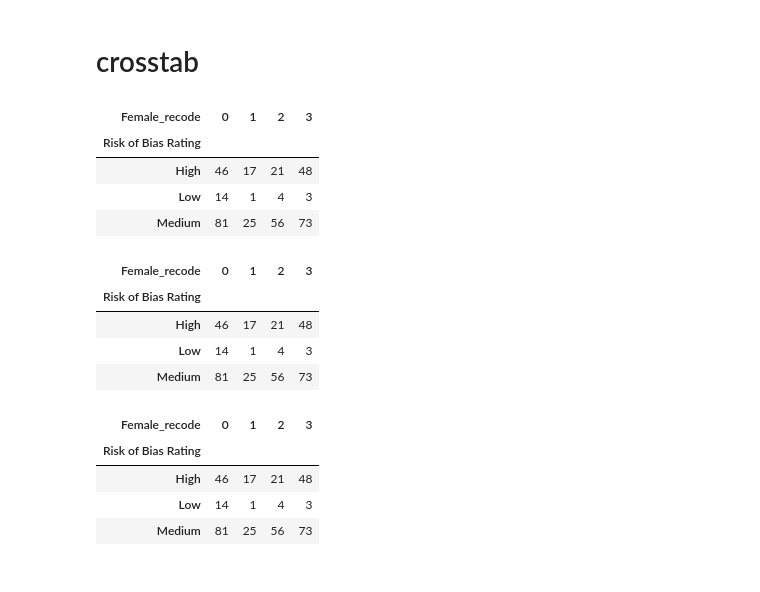
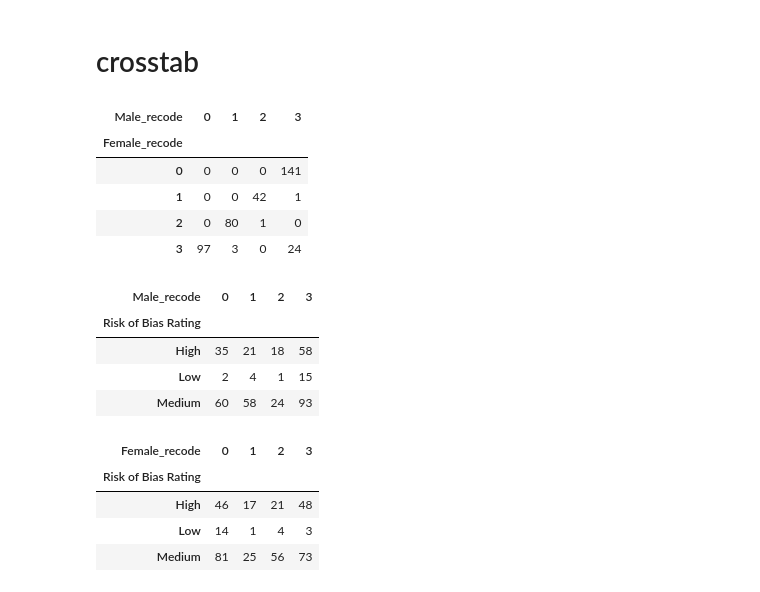
Before and after one commit to Eleanya716/final-project, a Jupyter notebook: risk of bias 2.ipynb, the cells around one changed output. Saved outputs shown, nothing was run; the diff lists cells and outputs as text; code cells hidden in the pictures.

```diff
--- a/risk of bias 2.ipynb
+++ b/risk of bias 2.ipynb
@@ -409,21 +399,22 @@ Ttest_indResult(statistic=-2.5603289632828967, pvalue=0.010645532321528605)
 # crosstab
 # %%
 bias_crosstab1 = pd.crosstab(bias['Female_recode'], bias['Male_recode'])
-bias_crosstab
+bias_crosstab1
 # %% [output]
-| Female_recode | 0 | 1 | 2 | 3 |
-| Risk of Bias Rating |  |  |  |  |
-| High | 46 | 17 | 21 | 48 |
-| Low | 14 | 1 | 4 | 3 |
-| Medium | 81 | 25 | 56 | 73 |
+| Male_recode | 0 | 1 | 2 | 3 |
+| Female_recode |  |  |  |  |
+| 0 | 0 | 0 | 0 | 141 |
+| 1 | 0 | 0 | 42 | 1 |
+| 2 | 0 | 80 | 1 | 0 |
+| 3 | 97 | 3 | 0 | 24 |
 # %%
 bias_crosstab2 = pd.crosstab(bias['Risk of Bias Rating'], bias['Male_recode'])
-bias_crosstab
+bias_crosstab2
 # %% [output]
-| Female_recode | 0 | 1 | 2 | 3 |
+| Male_recode | 0 | 1 | 2 | 3 |
 | Risk of Bias Rating |  |  |  |  |
-| High | 46 | 17 | 21 | 48 |
-| Low | 14 | 1 | 4 | 3 |
-| Medium | 81 | 25 | 56 | 73 |
+| High | 35 | 21 | 18 | 58 |
+| Low | 2 | 4 | 1 | 15 |
+| Medium | 60 | 58 | 24 | 93 |
 # %%
 bias_crosstab3 = pd.crosstab(bias['Risk of Bias Rating'], bias['Female_recode'])
```
Also changed, not shown: parts of 67 cells of this notebook.
